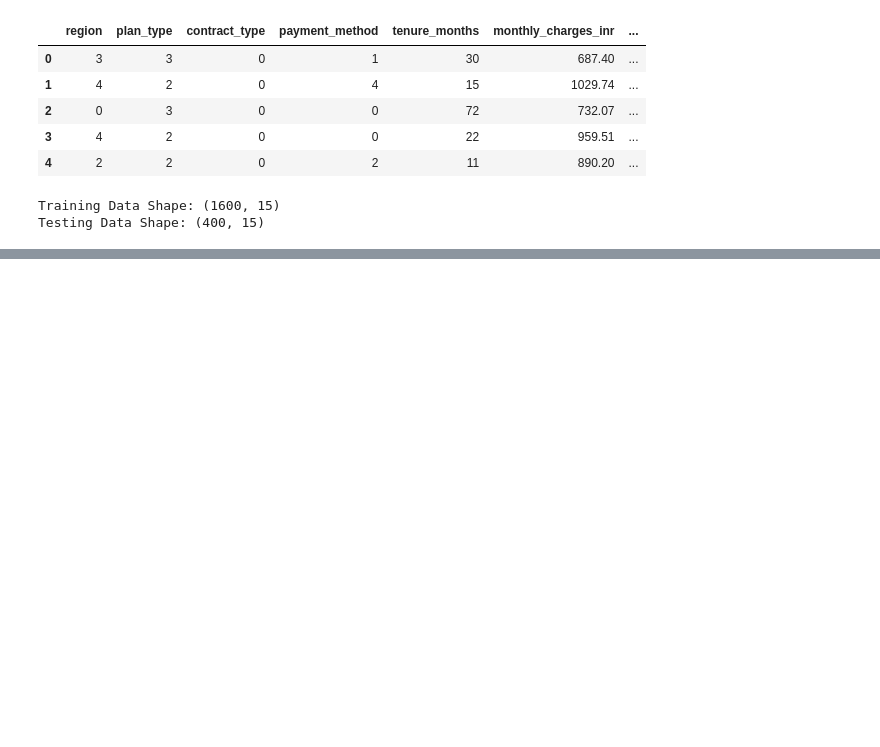
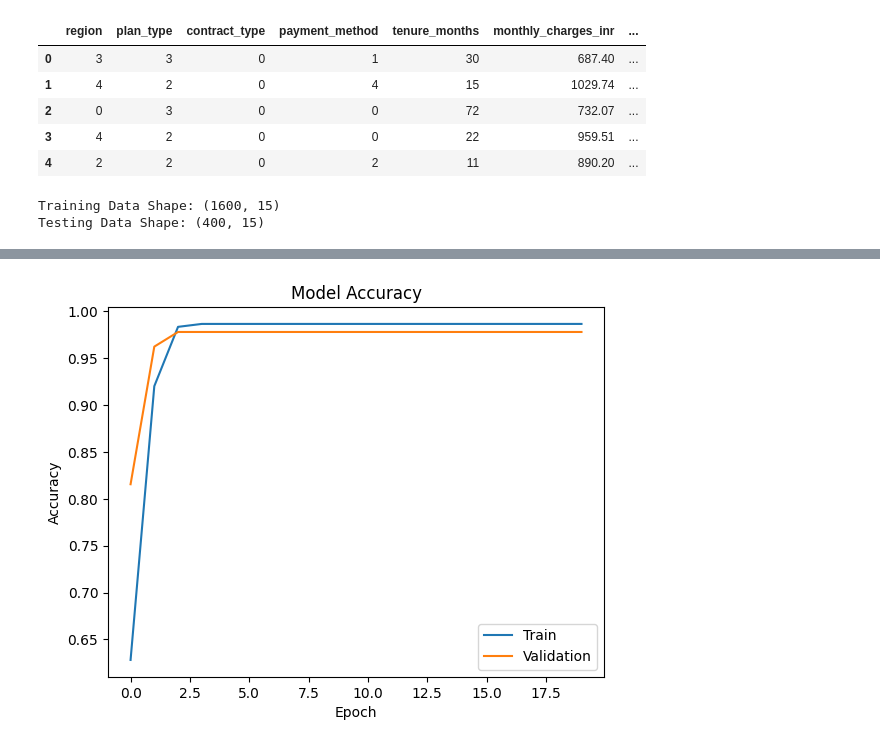
Before and after one commit to Satya-Sampelli/part-1-neural-network-analysis, a Jupyter notebook: notebook.ipynb, the cells around one changed output, grey strips where cells are left out. Cells and saved outputs as stored; diff of their text form; code cells hidden in the pictures; blank space fills up the shorter version.

```diff
--- a/notebook.ipynb
+++ b/notebook.ipynb
@@ -137,0 +239,13 @@ Testing Data Shape: (400, 15)
+# %%
+plt.plot(history.history['accuracy'])
+plt.plot(history.history['val_accuracy'])
+
+plt.title("Model Accuracy")
+plt.ylabel("Accuracy")
+plt.xlabel("Epoch")
+
+plt.legend(['Train', 'Validation'])
+
+plt.show()
+# %% [output]
+[figure, added]
```
Also changed, not shown: parts of 20 cells of this notebook, 1 other file.
